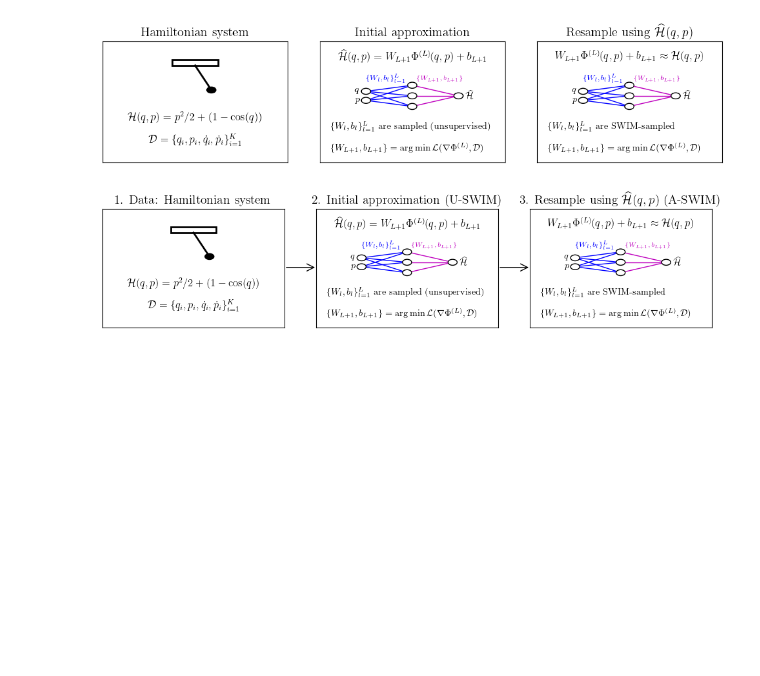
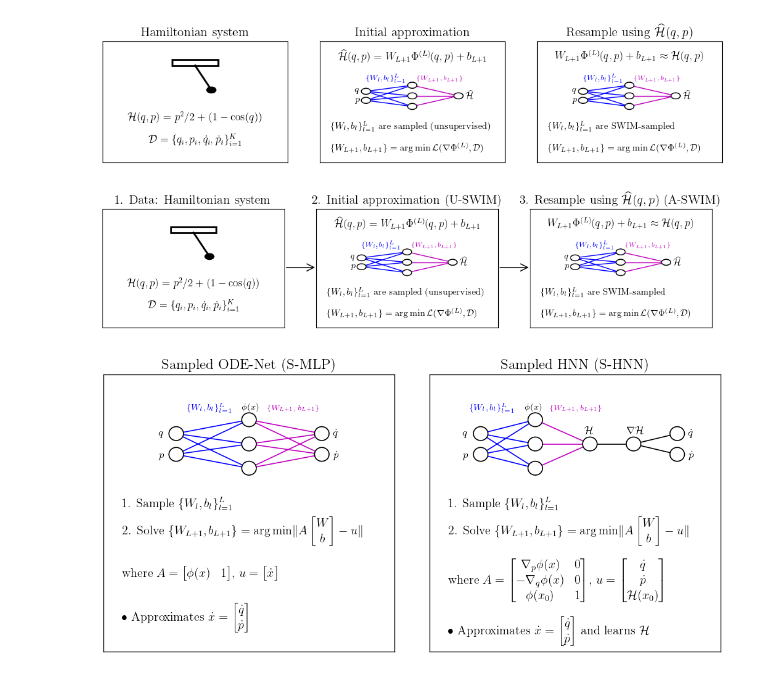
Before and after one commit to AlphaGergedan/Sampling-HNNs, a Jupyter notebook: approx-swim-idea.ipynb, the cells around one changed output. Cells and saved outputs as stored; diff of their text form; code cells hidden in the pictures; blank space fills up the shorter version.

Commit message:
add architecure illustration of sampled mlp and hnn

```diff
--- a/approx-swim-idea.ipynb
+++ b/approx-swim-idea.ipynb
@@ -246,0 +383,42 @@ fig.savefig("plots/approx-swim-idea-with-nn-and-arrows.pdf")
+# %%
+fig, ((ax1, ax2)) = plt.subplots(1, 2, figsize=(9,7*golden_ratio), dpi=120)
+
+draw_ode_net(ax1, start=(-1.0, 1))
+ax1.text(-1.75, 0.15, rf'1. Sample {HIDDEN_WEIGHTS}', ha="left", va="center", fontsize="medium")
+ax1.text(-1.75, -0.25, rf'2. Solve {LSTSQ}', ha="left", va="center", fontsize="medium")
+ax1.text(-1.75, -0.9, rf'where {A_matrix}, {u_vector}')
+BULLET_POINT = '•'
+ax1.text(-1.75, -1.5, rf"{BULLET_POINT} Approximates {APPROX_MLP}", ha="left", va="center", fontsize="medium")
+
+ax1.set_xlim(-2, 2)
+ax1.set_ylim(-2, 2)
+ax1.set_xticks([])
+ax1.set_yticks([])
+#ax1.grid()
+
+
+
+ax1.set_title("Sampled ODE-Net (S-MLP)")
+
+# initial approximation (ELM or U-SWIM)
+#ax2.text(0, 1.5, r"$\widehat{\mathcal{H}}(q,p) = W_{L+1} \Phi^{(L)}(q,p) + b_{L+1}$", ha="center", va="center")
+draw_hnn(ax2, start=(-1.3, 1))
+ax2.text(-1.75, 0.15, rf'1. Sample {HIDDEN_WEIGHTS}', ha="left", va="center", fontsize="medium")
+ax2.text(-1.75, -0.25, rf'2. Solve {LSTSQ}', ha="left", va="center", fontsize="medium")
+ax2.text(-1.75, -1, rf'where {A_matrix_hnn}, {u_vector_hnn}')
+BULLET_POINT = '•'
+HAMIL = r"$\mathcal{H}$"
+ax2.text(-1.75, -1.7, rf"{BULLET_POINT} Approximates {APPROX_MLP} and learns {HAMIL}", ha="left", va="center", fontsize="medium")
+
+ax2.set_xlim(-2, 2)
+ax2.set_ylim(-2, 2)
+ax2.set_xticks([])
+ax2.set_yticks([])
+#ax2.grid()
+ax2.set_title("Sampled HNN (S-HNN)")
+
+
+fig.tight_layout()
+fig.savefig("assets/smlp-shnn.png")
+# %% [output]
+[figure, added]
```
Also changed, not shown: parts of 1 cell of this notebook, 1 other file.
